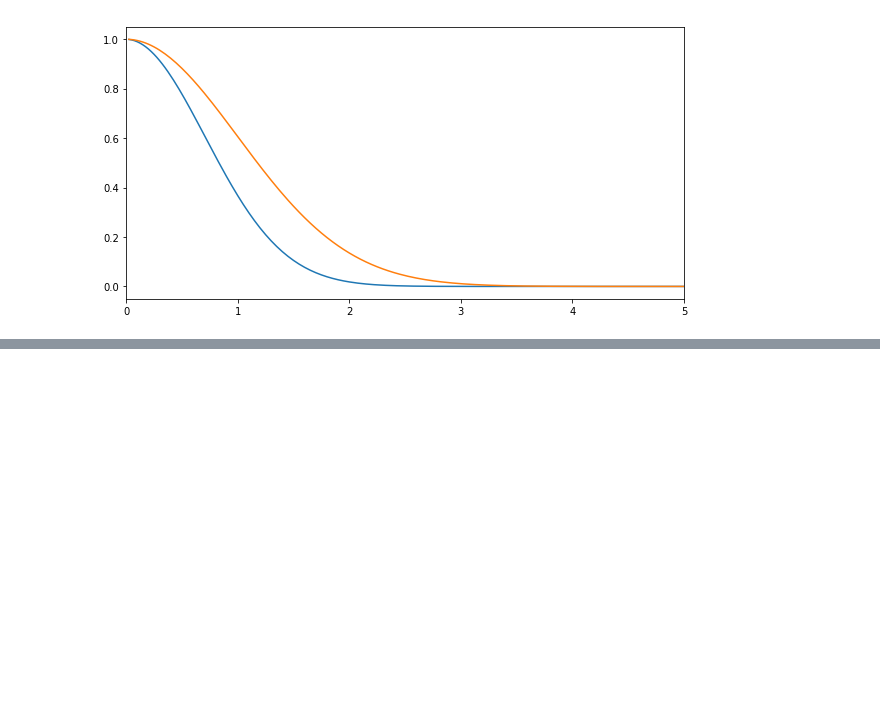
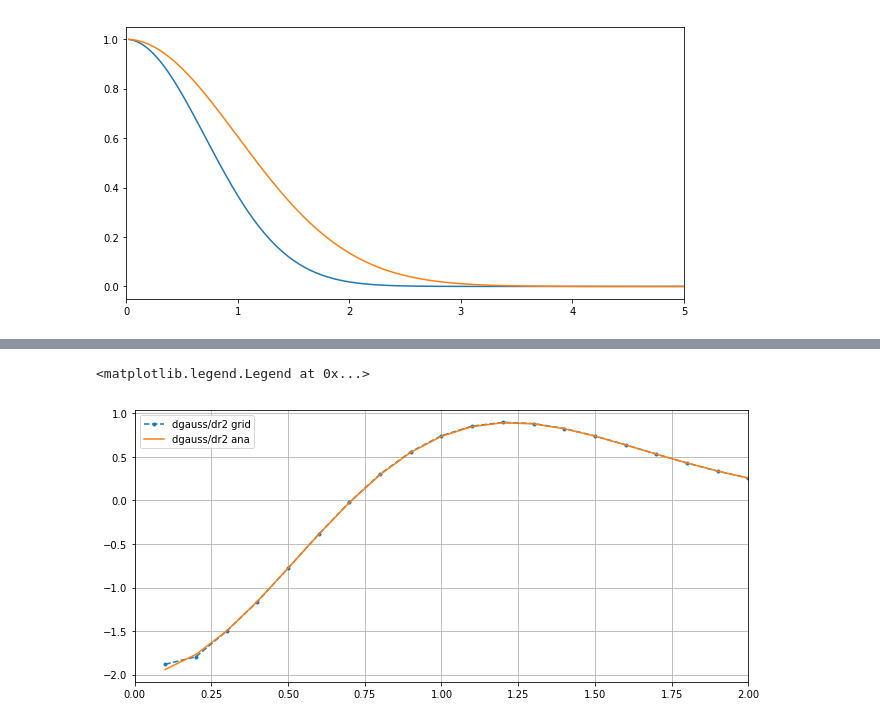
Before and after one commit to cp2k/libni, a Jupyter notebook: ipynb/test.ipynb, the cells around one changed output, grey strips where cells are left out. Saved outputs shown, nothing was run; the diff lists cells and outputs as text; code cells hidden in the pictures; blank space fills up the shorter version.

```diff
--- a/ipynb/test.ipynb
+++ b/ipynb/test.ipynb
@@ -26,0 +48,13 @@ plt.xlim(0, 5)
+# %%
+plt.figure(figsize=(11, 5))
+
+plt.plot(r_axis, spline, '.--', label='dgauss/dr2 grid')
+plt.plot(r_axis, np.exp(-r_axis**2)*(4*r_axis**2-2), label="dgauss/dr2 ana")
+#plt.plot(r_axis, derivative(gauss, r_axis, n=2), label="dgauss/dr2 num")
+
+plt.grid()
+plt.xlim(0, 2)
+plt.legend()
+# %% [output]
+<matplotlib.legend.Legend at 0x...>
+[figure, added]
```
Also changed, not shown: parts of 12 cells of this notebook, 4 other files.
